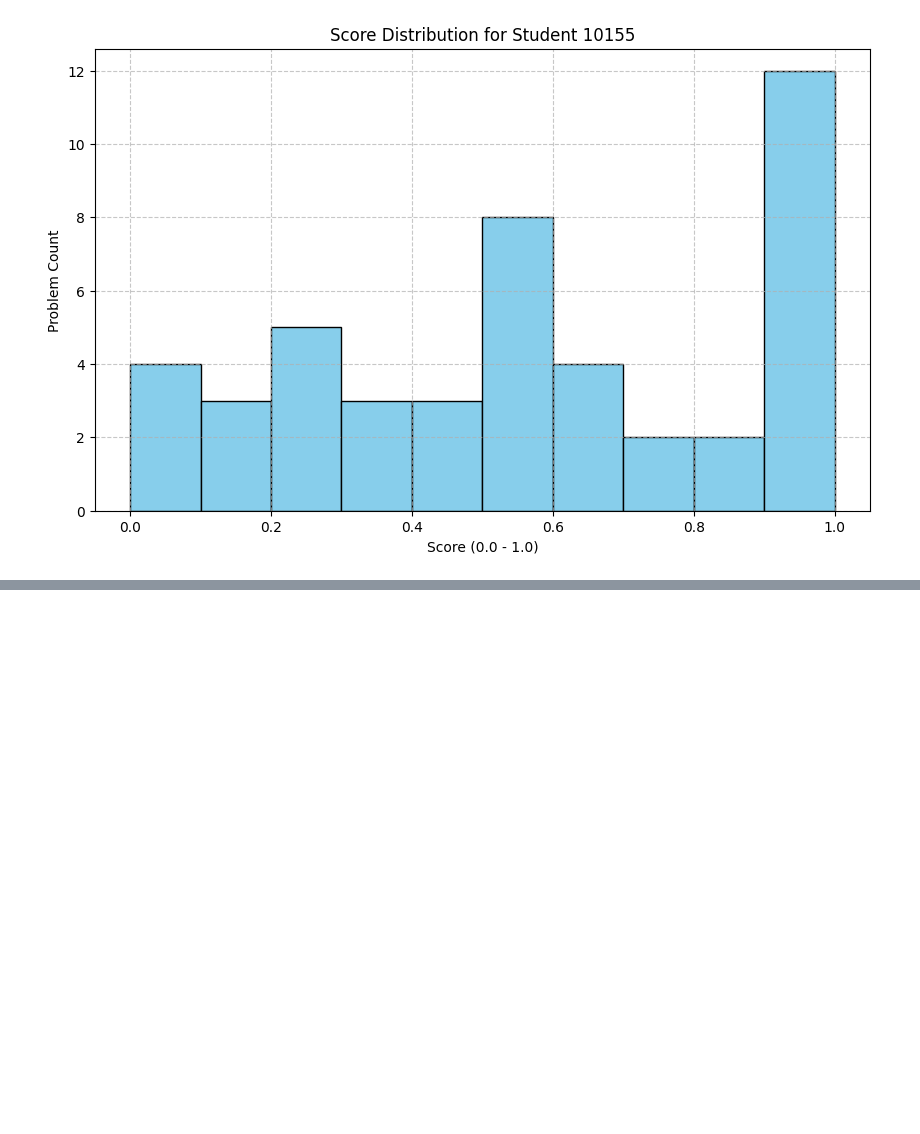
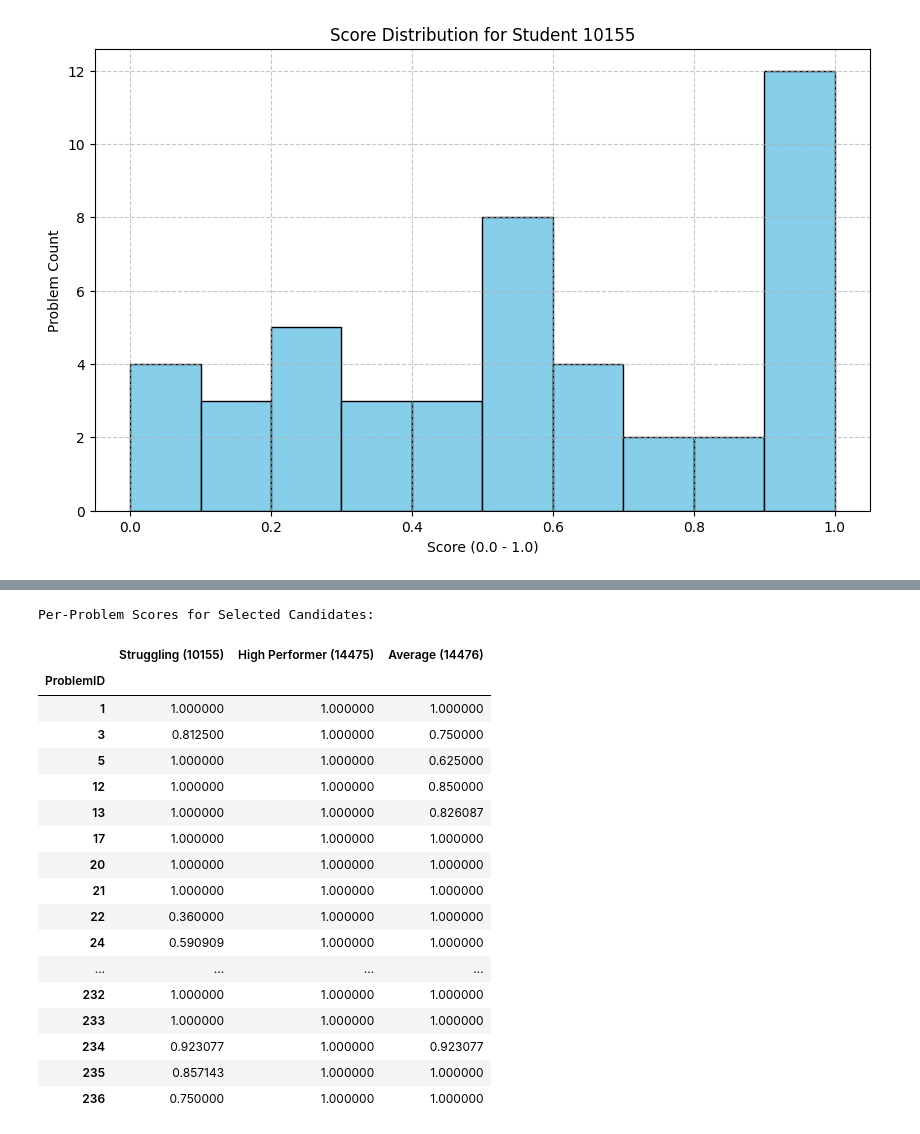
Before and after one commit to Pranay0205/kintsugi, a Jupyter notebook: experiments/candidate_student_search.ipynb, the cells around one changed output, grey strips where cells are left out. Saved outputs shown, nothing was run; the diff lists cells and outputs as text; code cells hidden in the pictures; blank space fills up the shorter version.

```diff
--- a/experiments/candidate_student_search.ipynb
+++ b/experiments/candidate_student_search.ipynb
@@ -82,0 +118,36 @@ Perfect Scores: 11.0 (23.9%)
+# %%
+# 8. Get per-problem scores for all three candidates
+candidates = [10155, 14476, 14475]
+student_labels = {10155: "Struggling", 14476: "Average", 14475: "High Performer"}
+
+# Filter best attempts for these students
+candidate_scores = best_attempts[best_attempts['SubjectID'].isin(candidates)].copy()
+
+# Pivot to see problems as rows and students as columns
+pivot_scores = candidate_scores.pivot(index='ProblemID', columns='SubjectID', values='Score')
+
+# Rename columns for clarity using the labels
+pivot_scores.columns = [f"{student_labels[sid]} ({int(sid)})" for sid in pivot_scores.columns]
+
+print("Per-Problem Scores for Selected Candidates:")
+display(pivot_scores.fillna(0)) # Using fillna(0) to show unattempted as 0 score for comparison
+# %% [output]
+Per-Problem Scores for Selected Candidates:
+|  | Struggling (10155) | High Performer (14475) | Average (14476) |
+| ProblemID |  |  |  |
+| 1 | 1.000000 | 1.000000 | 1.000000 |
+| 3 | 0.812500 | 1.000000 | 0.750000 |
+| 5 | 1.000000 | 1.000000 | 0.625000 |
+| 12 | 1.000000 | 1.000000 | 0.850000 |
+| 13 | 1.000000 | 1.000000 | 0.826087 |
+| 17 | 1.000000 | 1.000000 | 1.000000 |
+| 20 | 1.000000 | 1.000000 | 1.000000 |
+| 21 | 1.000000 | 1.000000 | 1.000000 |
+| 22 | 0.360000 | 1.000000 | 1.000000 |
+| 24 | 0.590909 | 1.000000 | 1.000000 |
+| ... | ... | ... | ... |
+| 232 | 1.000000 | 1.000000 | 1.000000 |
+| 233 | 1.000000 | 1.000000 | 1.000000 |
+| 234 | 0.923077 | 1.000000 | 0.923077 |
+| 235 | 0.857143 | 1.000000 | 1.000000 |
+| 236 | 0.750000 | 1.000000 | 1.000000 |
```
Also changed, not shown: parts of 2 cells of this notebook, 5 other files.
